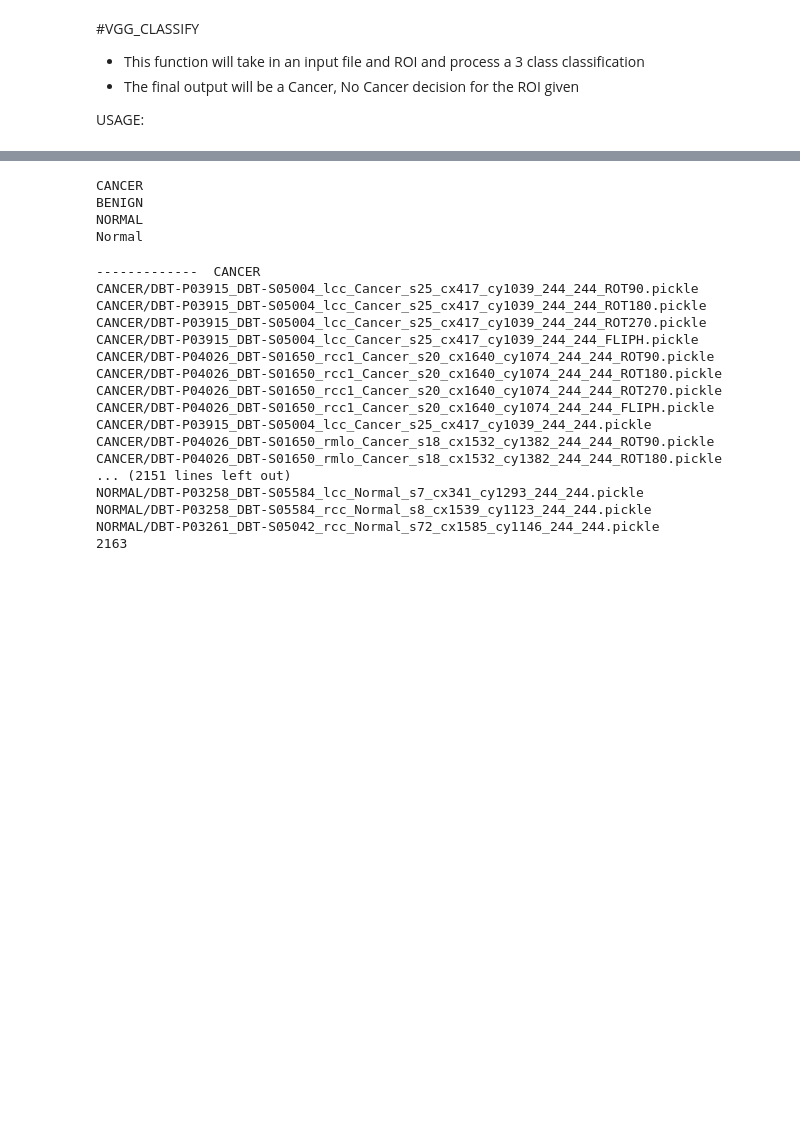
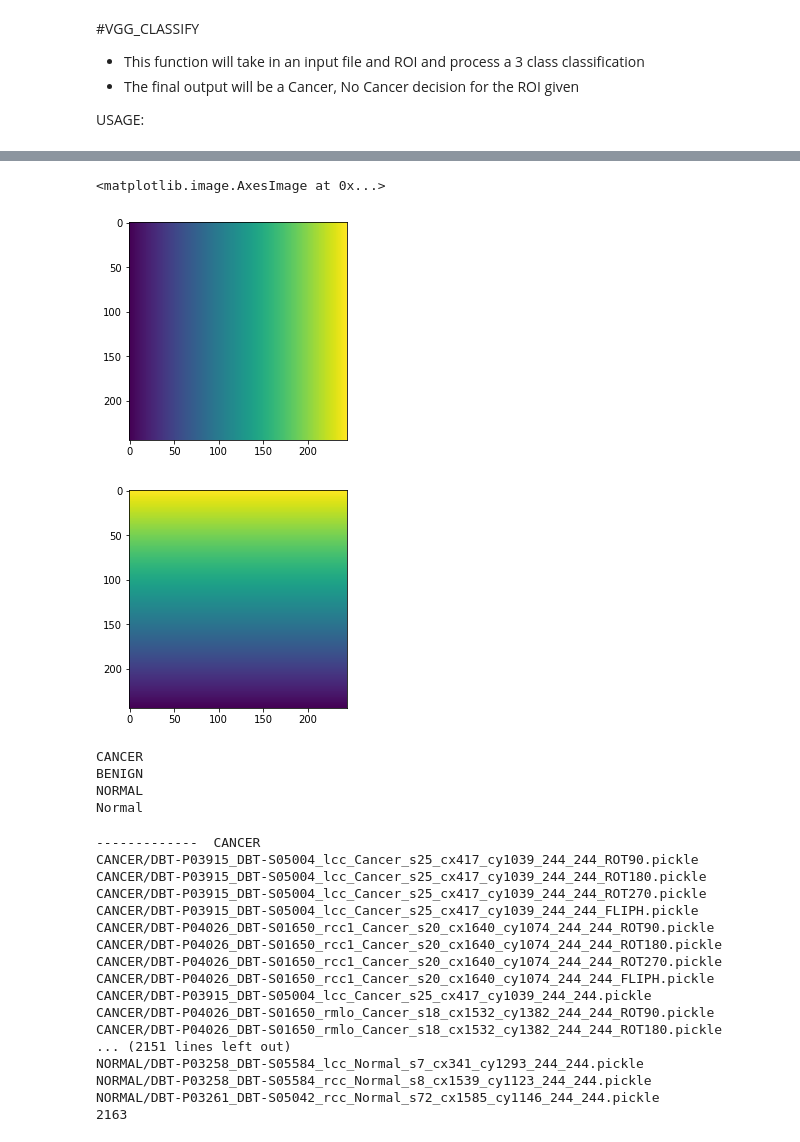
Before and after one commit to arahrooh31/Faster-RCNN-for-Detection-of-Cancer-from-DBT-Dataset, a Jupyter notebook: VGG_Classify.ipynb, the cells around one changed output, grey strips where cells are left out. Drawn from its saved outputs; the diff is of its cells as text; code cells hidden in the pictures; blank space fills up the shorter version.

```diff
--- a/VGG_Classify.ipynb
+++ b/VGG_Classify.ipynb
@@ -94 +112,25 @@ CustomImageDataset.py  __pycache__  VGG16.py
 GPU NOT FOUND!!! USING CPU INSTEAD!!!!!
+# %%
+def create_augmented_data(image_data,flip = 1,rot90=1,rot180=1,rot270=1,patchx =244,patchy=244):
+    #flip and rotate the data to make new data files
+
+    output90 = np.zeros([3,patchx,patchy])
+    output180 = np.zeros([3,patchx,patchy])
+    output270 = np.zeros([3,patchx,patchy])
+    outputflip = np.zeros([3,patchx,patchy])
+
+    print(np.shape(output90))
+
+    for ii in range(0,np.shape(image_data)[0]):
+        image90 = np.rot90(image_data[ii,:,:])
+        image180 = np.rot90(image_data[ii,:,:],k=2)
+        image270 = np.rot90(image_data[ii,:,:],k=3)
+        imageflip = np.fliplr(image_data[ii,:,:])
+        output90[ii,:,:] = image90
+        output180[ii,:,:] = image180
+        output270[ii,:,:] = image270
+        outputflip[ii,:,:] = imageflip
+    plt.imshow(output90[1,:,:])
+
+
+    return output90, output180, output270, outputflip
@@ -95,3 +384,16 @@ GPU NOT FOUND!!! USING CPU INSTEAD!!!!!
+# %%
+ii['image'][0]
+plt.figure()
+aa = ii['image'][0]
+bb = ii['image'][1]
+plt.imshow(aa[0,0,:,:])
+
+plt.figure()
+plt.imshow(bb[0,0,:,:])
+# %% [output]
+<matplotlib.image.AxesImage at 0x...>
+[figure, added]
+[figure, added]
 # %%
 #
 # Read inputs
```
Also changed, not shown: parts of 6 cells of this notebook.
